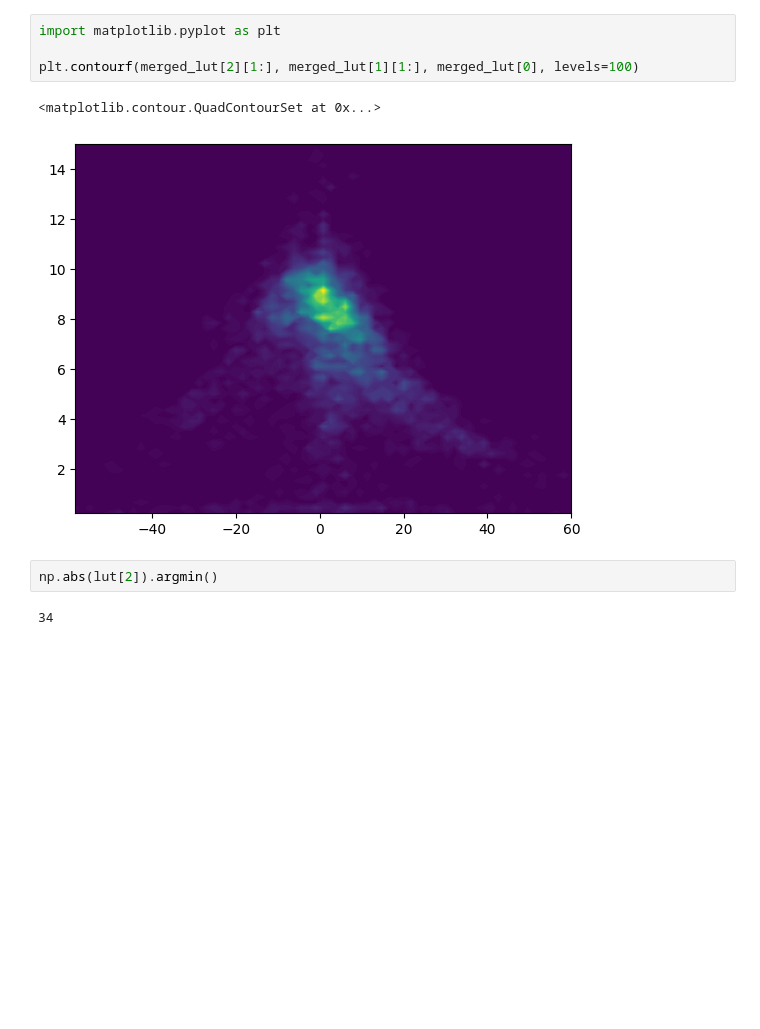
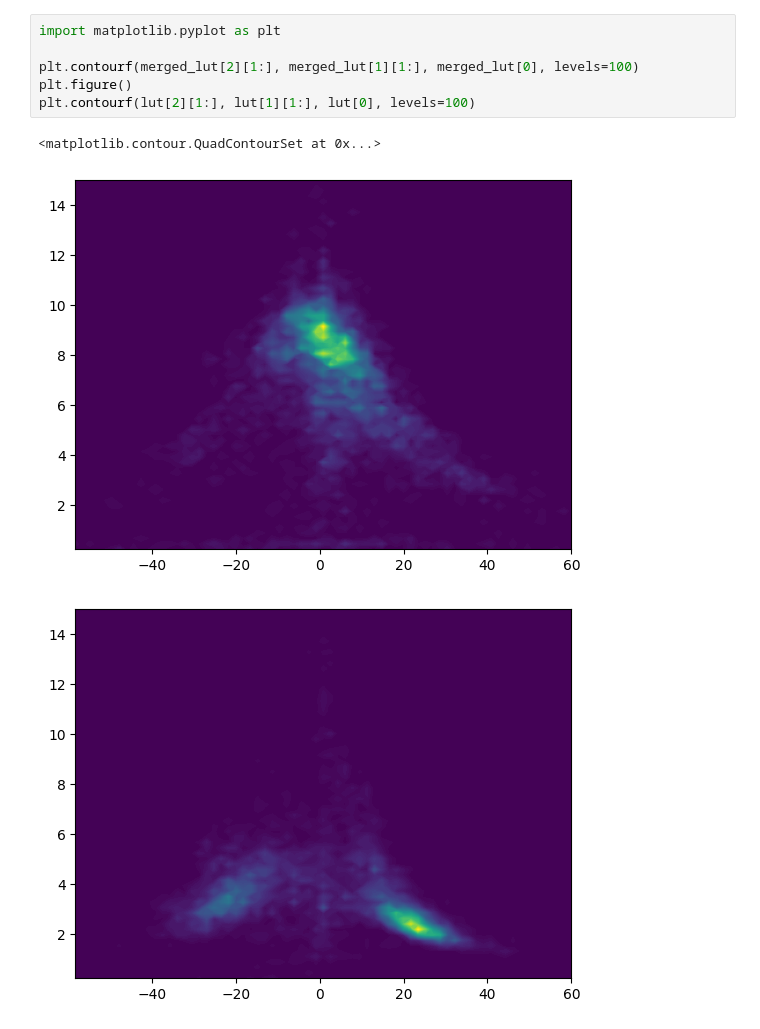
Before and after one commit to volodymyrss/strava-trail-analyze, a Jupyter notebook: trailanalysis.ipynb, the cells around one changed output. Saved outputs shown, nothing was run; the diff lists cells and outputs as text; blank space fills up the shorter version.

```diff
--- a/trailanalysis.ipynb
+++ b/trailanalysis.ipynb
@@ -81,11 +169,10 @@ print(analyze.speed_estim_for_grade(0, lut, plot=True))
 # %%
 import matplotlib.pyplot as plt
 
 plt.contourf(merged_lut[2][1:], merged_lut[1][1:], merged_lut[0], levels=100)
+plt.figure()
+plt.contourf(lut[2][1:], lut[1][1:], lut[0], levels=100)
 # %% [output]
 <matplotlib.contour.QuadContourSet at 0x...>
 [figure]
+[figure, added]
-# %%
-np.abs(lut[2]).argmin()
-# %% [output]
-34
```
Also changed, not shown: parts of 10 cells of this notebook, 6 other files.
